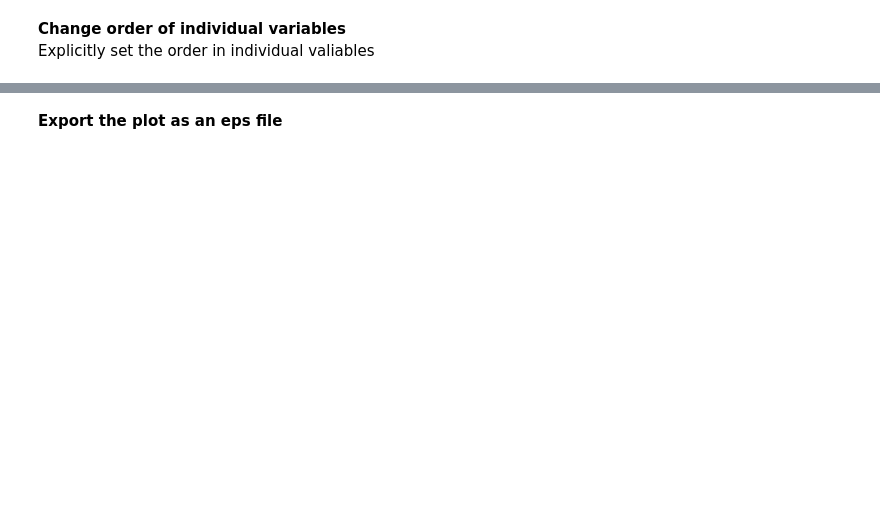
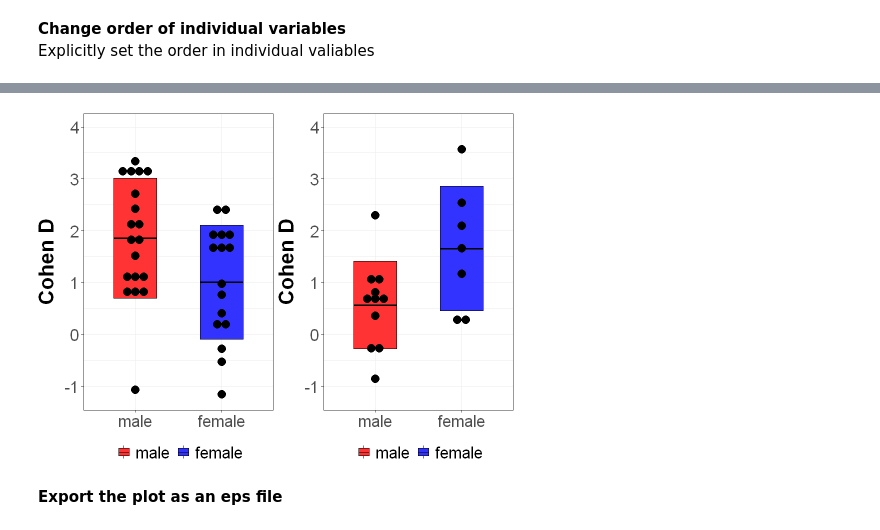
Before and after one commit to wataruito/synchro_freeze, a Jupyter notebook: 03r_analysis.ipynb, the cells around one changed output, grey strips where cells are left out. Cells and saved outputs as stored; diff of their text form; code cells hidden in the pictures; blank space fills up the shorter version.

```diff
--- a/03r_analysis.ipynb
+++ b/03r_analysis.ipynb
@@ -188,3 +293,9 @@ df.set1 <- subset(df,
 #######################################
 # Display summary
 dis_summary(df.set1)
+
+# Output data frame as well as Excel file (not included columns of list)
+df.input = df.set1
+path = "C:/Users/User/Dropbox/Jupyter/wataru/synchro_freeze"
+base= "data_set1"
+save_files(df.input,path,base)
@@ -227,30 +365,51 @@ Other decoration for plots not used below
 # %%
-box_plot <- function(df.input, x1_col_label, y_col_label, x2_col_label, x2_col_value, yaxis_label){
+###################################################################################################
+# Function box_plot
+###################################################################################################
+box_plot <- function(df.input, x1_col, y_col, select_col, select_value, yaxis_label){
     #######################################################
     # parameters to adjust graph
-    # graph width x hight
-#     plot_width = 8
-#     plot_hight = 6
+    # graph width x height
+    # plot_width = 8
+    # plot_height = 6
 
     # dotplot
     dp_binwidth=0.2
     dp_dotsize=0.8
 
     # y limits
-    ylim1 = -2
-    ylim2 = 4.5
+    ylim1 = -1.2
+    ylim2 = 4.0
+
+#     ylim1 = -2.5
+#     ylim2 = 4.5
+
     #######################################################
 
     # get column name
-    x1 <- names(df.input)[which (colnames(df.input)==x1_col_label)]
-    x2 <- names(df.input)[which (colnames(df.input)==x2_col_label)]
-    y <- names(df.input)[which (colnames(df.input)==y_col_label)]
+    x1 <- names(df.input)[which (colnames(df.input)==x1_col)]
+    x2 <- names(df.input)[which (colnames(df.input)==select_col)]
+    y <- names(df.input)[which (colnames(df.input)==y_col)]
 
     # set the size of final plot
-    # options(repr.plot.width=plot_width, repr.plot.height=plot_hight)
+    # options(repr.plot.width=plot_width, repr.plot.height=plot_height)
+
+    df.temp = df.input[df.input[,x2]==select_value,]
+
+    for (x1_value in unique(df.temp[,x1])){
+        #print(min(df.temp[df.temp[,x1]==x1_value,y]))
+        cat(x2,":",select_value,",", x1,":",x1_value,
+            ", min:",min(df.temp[df.temp[,x1]==x1_value,y]),
+            ", mean:",mean(df.temp[df.temp[,x1]==x1_value,y]),
+            ", max:",max(df.temp[df.temp[,x1]==x1_value,y]),
+            ", n:",length(df.temp[df.temp[,x1]==x1_value,y]),
+            ", sd:",sd(df.temp[df.temp[,x1]==x1_value,y]),
+            "\n")
+    }
+
 
     # set data frame and axes
-    ggp.output <- ggplot(df.input[df.input[,x2]==x2_col_value,], aes_string(x=x1, y=y, fill=x1))+
+    ggp.output <- ggplot(df.temp, aes_string(x=x1, y=y, fill=x1))+
         # add boxplot with mean and SEM (MeanSEM) or SD (MeanSD).
         # stat_summary(fun.data=MeanSEM, geom="boxplot", colour="black", width=0.6)+
         stat_summary(fun.data=MeanSD, geom="boxplot", colour="black", width=0.5)+
@@ -283,13 +442,30 @@ box_plot <- function(df.input, x1_col_label, y_col_label, x2_col_label, x2_col_v
     return(ggp.output)
 }
 
-out1_1 = box_plot(df.set1, "sex","cohen_d", "stress", "no_stress","Cohen D")
-out1_2 = box_plot(df.set1, "sex","cohen_d", "stress", "stress","Cohen D")
+###################################################################################################
+# START HERE
+###################################################################################################
+# plot no stressed animals
+df.input = df.set1       # data frame
+x_col = "sex"            # x-axis is sex
+y_col = "cohen_d"        # y-axis is cohen_d
+select_col = "stress"
+select_value = "no_stress"  # limit records with stress in the stress column
+y_axis_label = "Cohen D" # y-asix label
 
-# plot the two plots
-# set the size of final plot, width x hight
+out1_1 = box_plot(df.input, x_col, y_col, select_col, select_value, y_axis_label)
+
+# plot stressed animals
+select_col = "stress"
+select_value = "stress"  # limit record with stress column is stress
+
+out1_2 = box_plot(df.input, x_col, y_col, select_col, select_value, y_axis_label)
+
+# plot the two plots together
+# set the size of final plot, width x height
 plot_width = 8
-plot_hight = 6
-options(repr.plot.width=plot_width, repr.plot.height=plot_hight)
+plot_= 6
+options(repr.plot.width=plot_width, repr.plot.height=plot_height)
 
 ggarrange(out1_1, out1_2, ncol=2)
+# %% [output]
@@ -296,3 +480,4 @@ ggarrange(out1_1, out1_2, ncol=2)
+[figure, added]
 # %% [markdown]
 **Export the plot as an eps file**
 # %%
```
Also changed, not shown: parts of 117 cells of this notebook, 4 other files.
